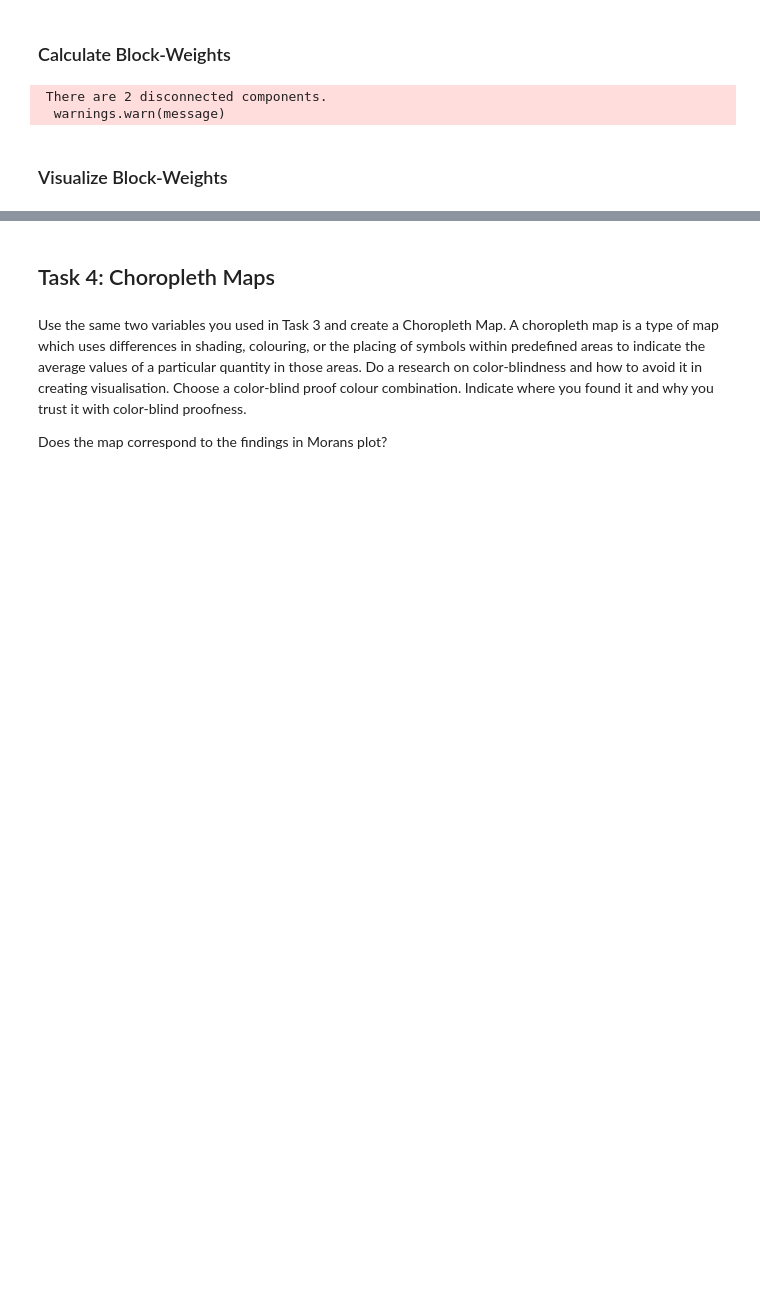
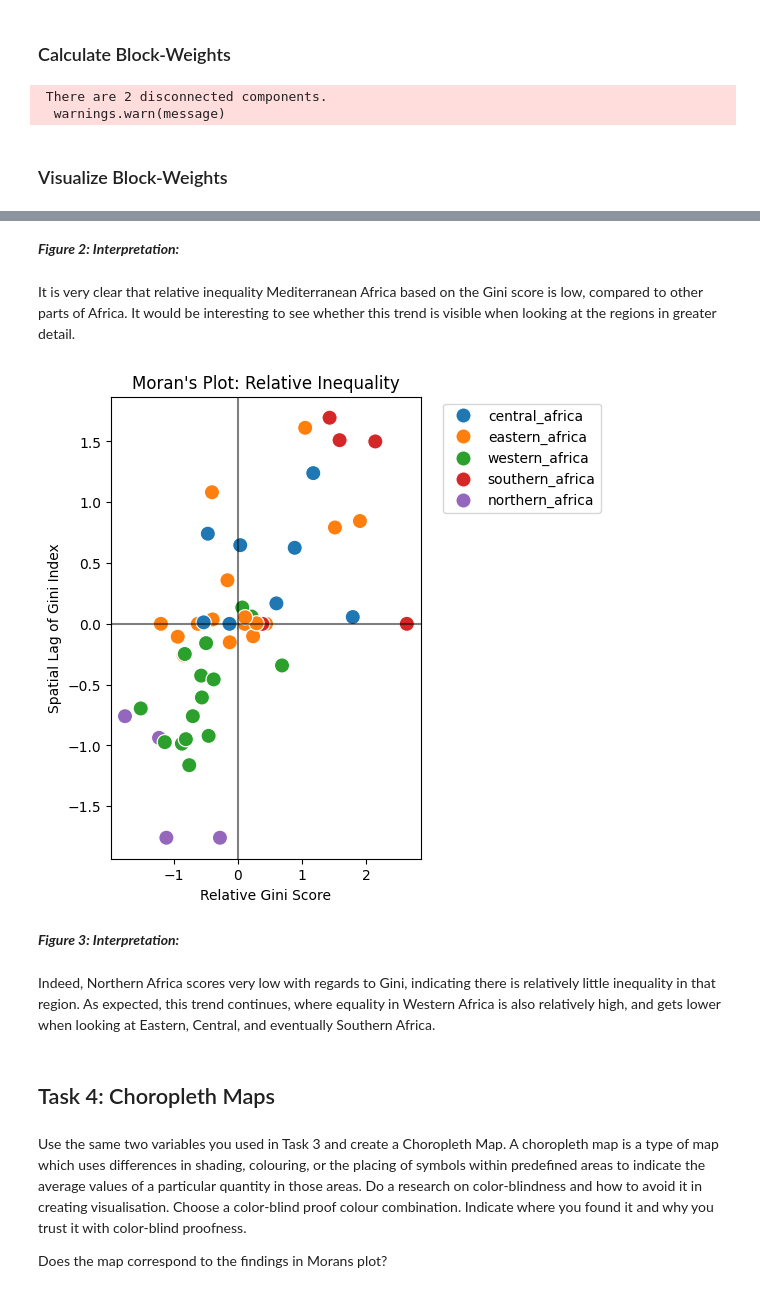
Before and after one commit to TGMBcdd/Assignment-2, a Jupyter notebook: Assignment_2_SpatialData.ipynb, the cells around one changed output, grey strips where cells are left out. Cells and saved outputs as stored; diff of their text form; code cells hidden in the pictures; blank space fills up the shorter version.

```diff
--- a/Assignment_2_SpatialData.ipynb
+++ b/Assignment_2_SpatialData.ipynb
@@ -363,3 +397,37 @@ plt.show()
+# %% [markdown]
+***Figure 2: Interpretation:***
+# %% [markdown]
+It is very clear that relative inequality Mediterranean Africa based on the Gini score is low, compared to other parts of Africa. It would be interesting to see whether this trend is visible when looking at the regions in greater detail.
+# %%
+standardized_inequality = (africa_inequality_clean['gini'] - africa_inequality_clean['gini'].mean()) / africa_inequality_clean['gini'].std()
+standardized_weights_inequality = pd.Series(ps.weights.lag_spatial(inequality_queen, standardized_inequality), index=standardized_inequality.index)
+
+plot_data_inequality = pd.DataFrame({
+    'standardized_scores': standardized_inequality,
+    'spatial_lag': standardized_weights_inequality,
+    'region': africa_inequality_clean['region']
+})
+
+f, ax = plt.subplots(1, figsize=(4,6))
+
+sns.scatterplot(data=plot_data_inequality, x='standardized_scores', y='spatial_lag', hue='region', s=120)
+
+plt.xlabel('Relative Gini Score')
+plt.ylabel('Spatial Lag of Gini Index')
+plt.title("Moran's Plot: Relative Inequality")
+
+plt.axvline(0, c='black', alpha=0.5)
+plt.axhline(0, c='black', alpha=0.5)
+
+ax.legend(bbox_to_anchor=(1.05, 1), loc='upper left')
+
+plt.show()
+# %% [output]
+[figure, added]
+# %% [markdown]
+***Figure 3: Interpretation:***
+# %% [markdown]
+Indeed, Northern Africa scores very low with regards to Gini, indicating there is relatively little inequality in that region. As expected, this trend continues, where equality in Western Africa is also relatively high, and gets lower when looking at Eastern, Central, and eventually Southern Africa.
 # %% [markdown]
 ## Task 4: Choropleth Maps
 # %% [markdown]
```
Also changed, not shown: parts of 23 cells of this notebook, 2 other files.
